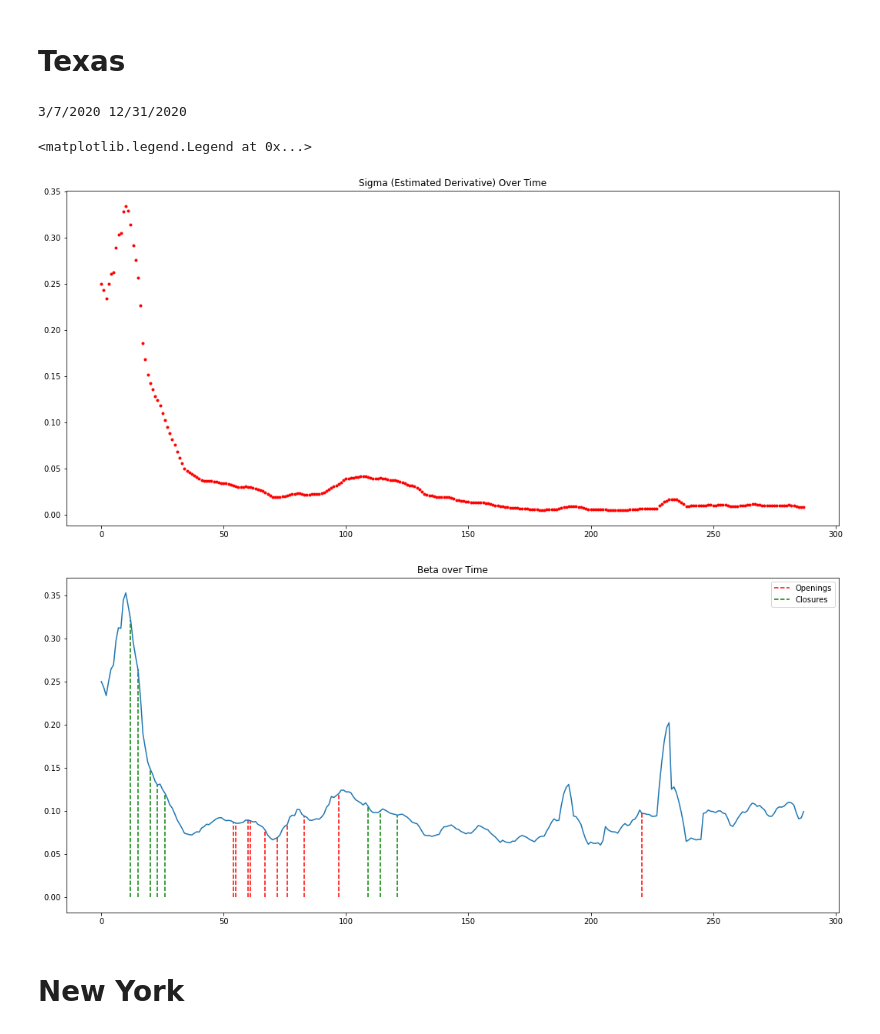
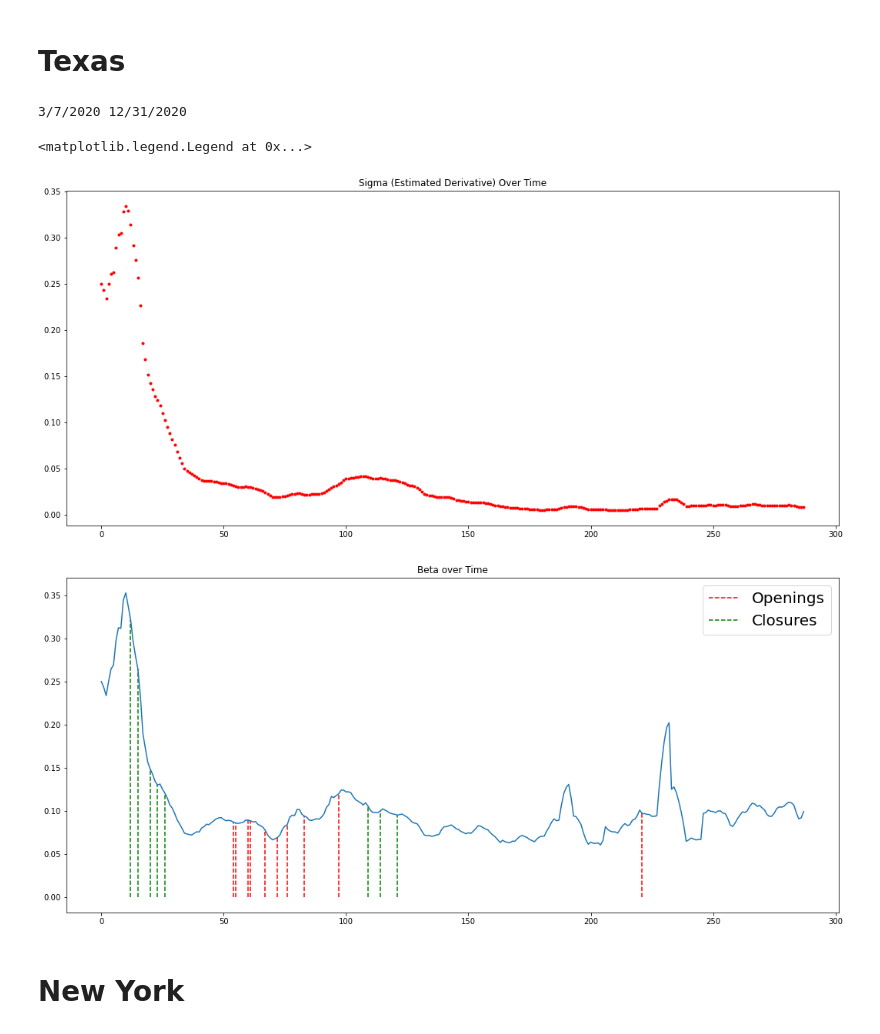
Before and after one commit to holiday-pettijohn/COVID-Tracking-Biola-Summer, a Jupyter notebook: Code/Beta Approximation.ipynb, the cells around one changed output. Saved outputs shown, nothing was run; the diff lists cells and outputs as text; code cells hidden in the pictures.

Commit message:
Made it so that the legend is readable

```diff
--- a/Code/Beta Approximation.ipynb
+++ b/Code/Beta Approximation.ipynb
@@ -124,35 +124,35 @@ Opening = ["4/30/2020", "5/1/2020", "5/6/2020", "5/7/2020", "5/13/2020", "5/18/2
 Oind = []
 Cind = []
 
 #Get the indexes for each opening or closing date
 for i in range(len(Opening)):
     Oind.append(temp.index(Opening[i]))
 for i in range(len(Closure)):
     Cind.append(temp.index(Closure[i]))
 
 #Variables used to fix legend duplications
 temp1 = 0
 temp2 = 0
 
 #Add the dashed lines going up to the beta curve
 for i in range(len(Oind)):
     if(temp1 == 0):
         plt.vlines(x = Oind[i],color ='red',ymin = 0,linestyle = 'dashed', ymax = beta[Oind[i]], label = "Openings")
         temp1 = 1
     else:
         plt.vlines(x = Oind[i],color ='red',ymin = 0,linestyle = 'dashed', ymax = beta[Oind[i]] )
 for i in range(len(Cind)):
     if(temp2 == 0):
         plt.vlines(x = Cind[i],color ='green',ymin = 0,linestyle = 'dashed', ymax = beta[Cind[i]], label = "Closures")
         temp2 = 1
     else:
         plt.vlines(x = Cind[i],color ='green',ymin = 0,linestyle = 'dashed', ymax = beta[Cind[i]])
-ax.legend()
+ax.legend(fontsize=20)
 # %% [output]
 3/7/2020 12/31/2020
 <matplotlib.legend.Legend at 0x...>
 [figure]
-[figure, old version]
+[figure, new version]
 # %% [markdown]
 # New York
 # %%
```
